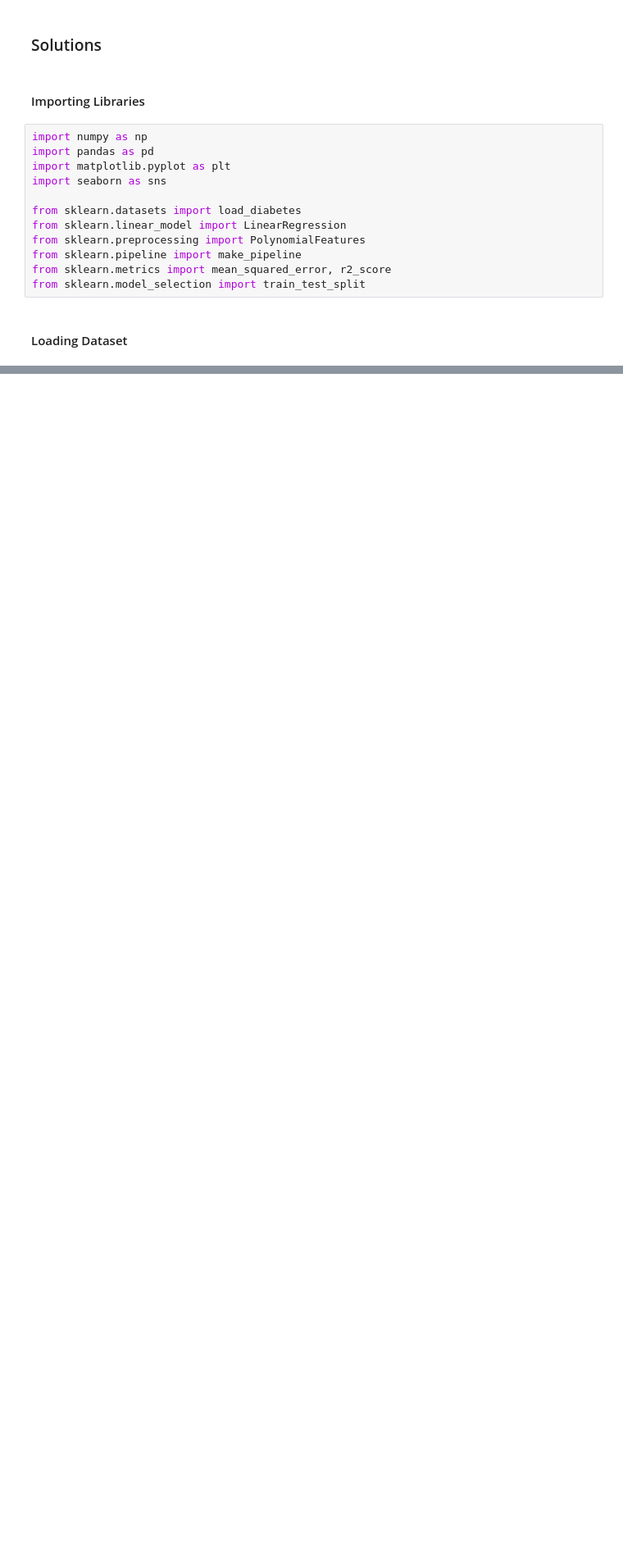
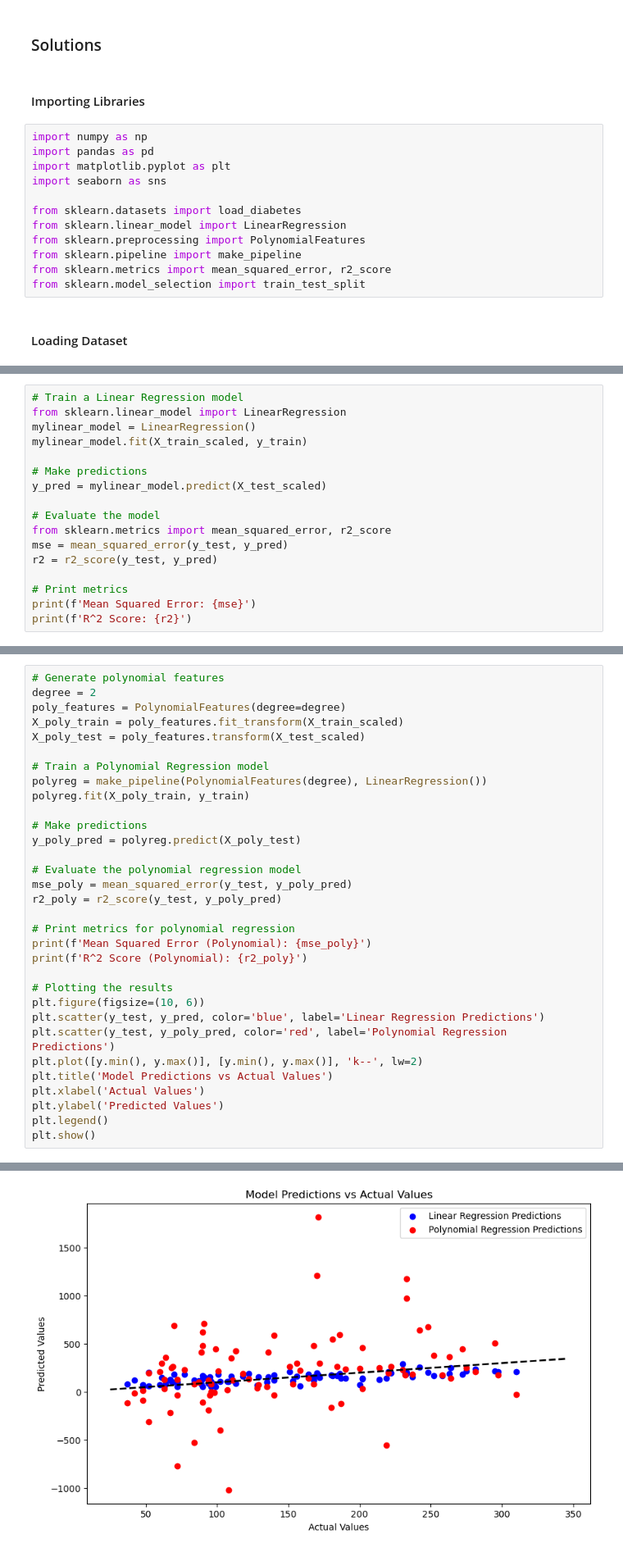
Before and after one commit to uzakariyya/Cohort-3.0-Machine-Learning-Assignments, a Jupyter notebook: Linear Regression/Linear.ipynb, the cells around one changed output, grey strips where cells are left out. Shown at 82% size. Cells and saved outputs as stored; diff of their text form; blank space fills up the shorter version.

```diff
--- a/Linear Regression/Linear.ipynb
+++ b/Linear Regression/Linear.ipynb
@@ -119,0 +198,17 @@ X_train, X_test, y_train, y_test = train_test_split(X.values.reshape(-1, 1), y,
+# %%
+# Train a Linear Regression model
+from sklearn.linear_model import LinearRegression
+mylinear_model = LinearRegression()
+mylinear_model.fit(X_train_scaled, y_train)
+
+# Make predictions
+y_pred = mylinear_model.predict(X_test_scaled)
+
+# Evaluate the model
+from sklearn.metrics import mean_squared_error, r2_score
+mse = mean_squared_error(y_test, y_pred)
+r2 = r2_score(y_test, y_pred)
+
+# Print metrics
+print(f'Mean Squared Error: {mse}')
+print(f'R^2 Score: {r2}')
@@ -119,0 +220,33 @@ X_train, X_test, y_train, y_test = train_test_split(X.values.reshape(-1, 1), y,
+# %%
+# Generate polynomial features
+degree = 2
+poly_features = PolynomialFeatures(degree=degree)
+X_poly_train = poly_features.fit_transform(X_train_scaled)
+X_poly_test = poly_features.transform(X_test_scaled)
+
+# Train a Polynomial Regression model
+polyreg = make_pipeline(PolynomialFeatures(degree), LinearRegression())
+polyreg.fit(X_poly_train, y_train)
+
+# Make predictions
+y_poly_pred = polyreg.predict(X_poly_test)
+
+# Evaluate the polynomial regression model
+mse_poly = mean_squared_error(y_test, y_poly_pred)
+r2_poly = r2_score(y_test, y_poly_pred)
+
+# Print metrics for polynomial regression
+print(f'Mean Squared Error (Polynomial): {mse_poly}')
+print(f'R^2 Score (Polynomial): {r2_poly}')
+
+# Plotting the results
+plt.figure(figsize=(10, 6))
+plt.scatter(y_test, y_pred, color='blue', label='Linear Regression Predictions')
+plt.scatter(y_test, y_poly_pred, color='red', label='Polynomial Regression Predictions')
+plt.plot([y.min(), y.max()], [y.min(), y.max()], 'k--', lw=2)
+plt.title('Model Predictions vs Actual Values')
+plt.xlabel('Actual Values')
+plt.ylabel('Predicted Values')
+plt.legend()
+plt.show()
+# %% [output]
@@ -119,0 +255 @@ X_train, X_test, y_train, y_test = train_test_split(X.values.reshape(-1, 1), y,
+[figure, added]
```
Also changed, not shown: parts of 23 cells of this notebook.
